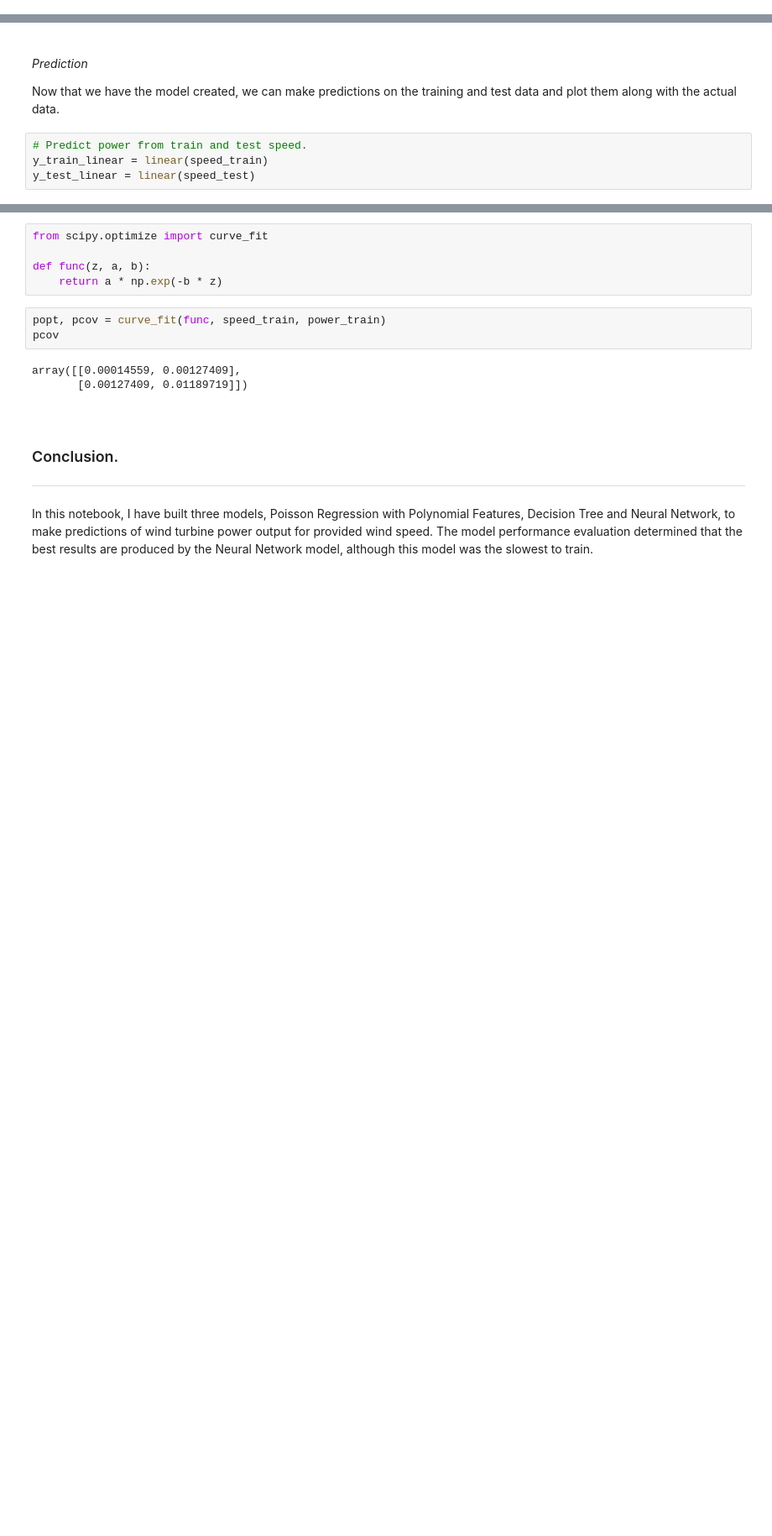
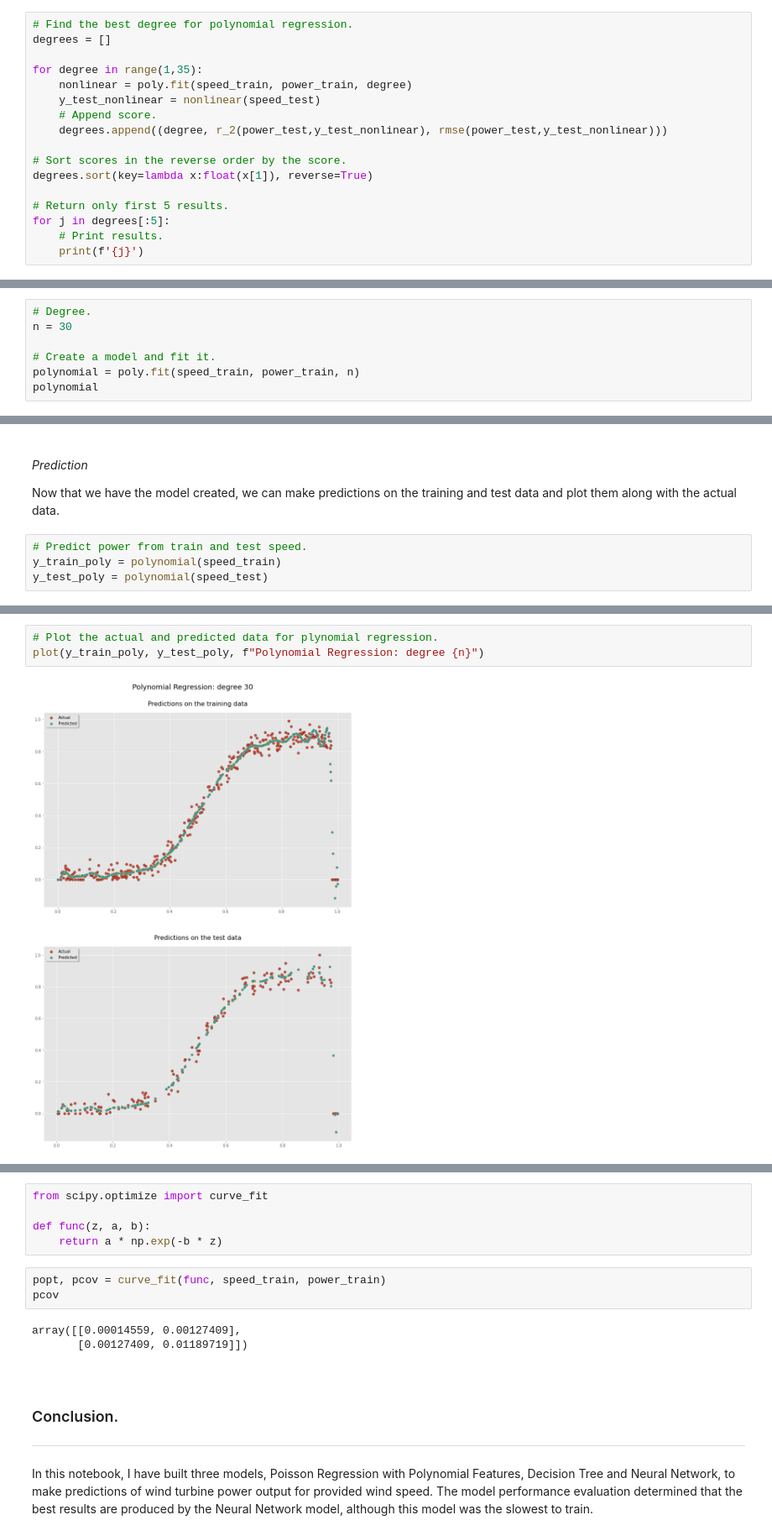
Before and after one commit to olgarozhdestvina/Fundamentals-of-Data-Analysis-Project, a Jupyter notebook: Power_production_models.ipynb, the cells around one changed output, grey strips where cells are left out. Shown at 84% size. Drawn from its saved outputs; the diff is of its cells as text; blank space fills up the shorter version.

```diff
--- a/Power_production_models.ipynb
+++ b/Power_production_models.ipynb
@@ -303,0 +504,17 @@ $x \mapsto \text{0.4281224280154076} + \text{0.5552580196850837}\,\left(\text{-1
+# %%
+# Find the best degree for polynomial regression.
+degrees = []
+
+for degree in range(1,35):
+    nonlinear = poly.fit(speed_train, power_train, degree)
+    y_test_nonlinear = nonlinear(speed_test)
+    # Append score.
+    degrees.append((degree, r_2(power_test,y_test_nonlinear), rmse(power_test,y_test_nonlinear)))
+
+# Sort scores in the reverse order by the score.
+degrees.sort(key=lambda x:float(x[1]), reverse=True)
+
+# Return only first 5 results.
+for j in degrees[:5]:
+    # Print results.
+    print(f'{j}')
@@ -303,0 +529,7 @@ $x \mapsto \text{0.4281224280154076} + \text{0.5552580196850837}\,\left(\text{-1
+# %%
+# Degree.
+n = 30
+
+# Create a model and fit it.
+polynomial = poly.fit(speed_train, power_train, n)
+polynomial
@@ -309,5 +543,5 @@ _Prediction_
 Now that we have the model created, we can make predictions on the training and test data and plot them along with the actual data.
 # %%
 # Predict power from train and test speed.
-y_train_linear = linear(speed_train)
-y_test_linear = linear(speed_test)
+y_train_poly = polynomial(speed_train)
+y_test_poly = polynomial(speed_test)
@@ -529,0 +548,5 @@ R-squared Score: 0.9631586459603338
+# %%
+# Plot the actual and predicted data for plynomial regression.
+plot(y_train_poly, y_test_poly, f"Polynomial Regression: degree {n}")
+# %% [output]
+[figure, added]
```
Also changed, not shown: parts of 45 cells of this notebook.
